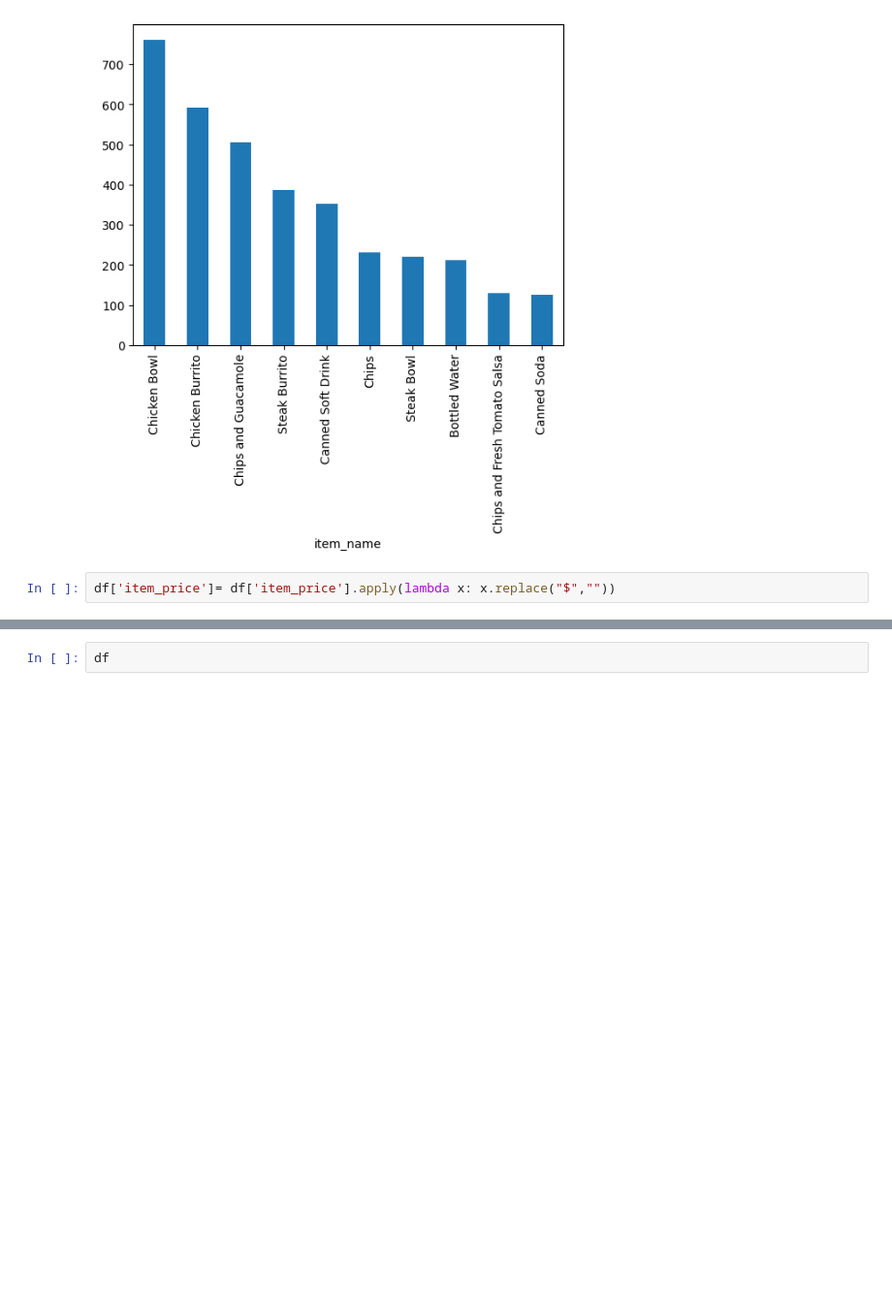
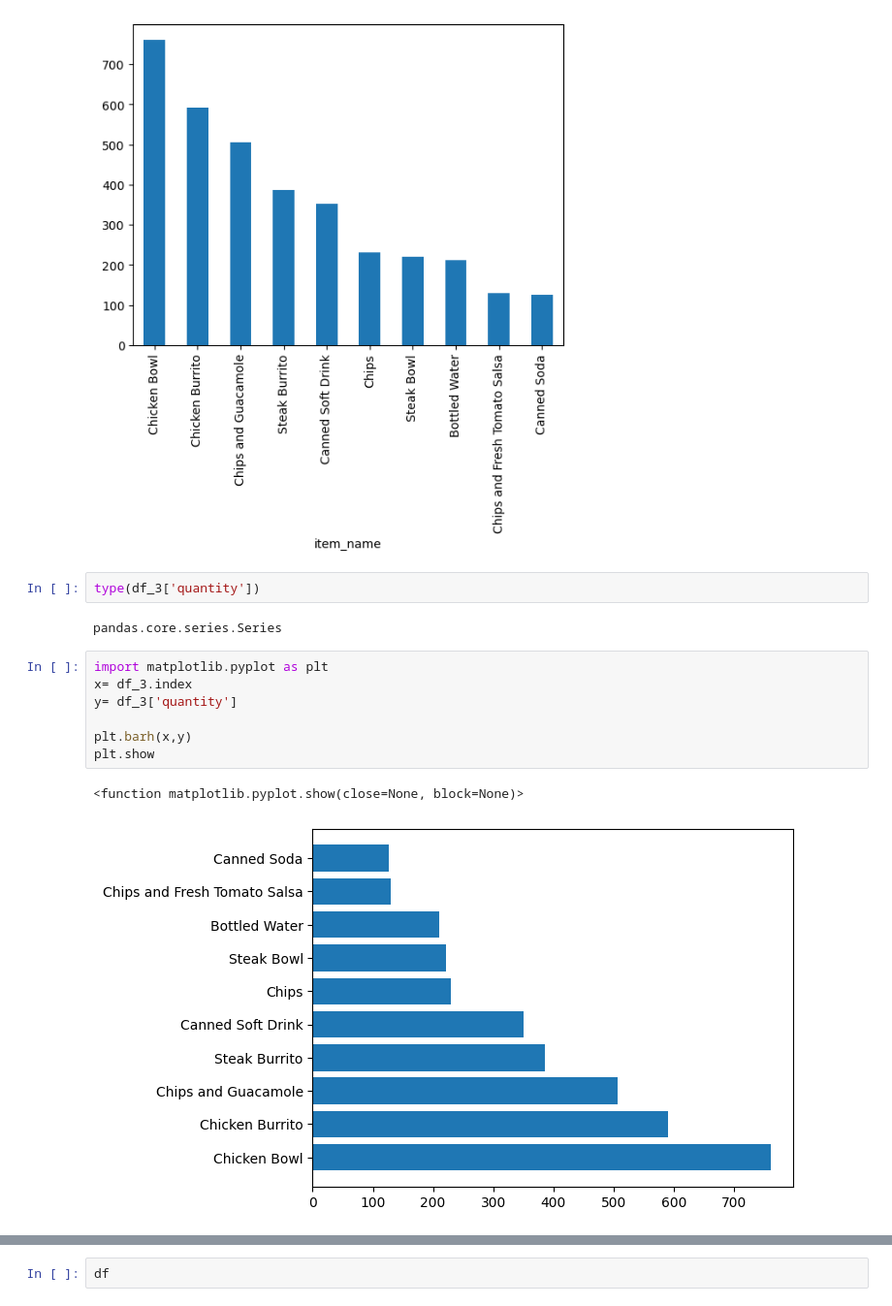
Before and after one commit to sejinhwang97ko/2023prac, a Jupyter notebook: 20230413/03_exam.ipynb, the cells around one changed output, grey strips where cells are left out. Shown: that part at 97% size. Drawn from its saved outputs; the diff is of its cells as text; blank space fills up the shorter version.

```diff
--- a/20230413/03_exam.ipynb
+++ b/20230413/03_exam.ipynb
@@ -82,5 +82,17 @@ df_3['quantity'].plot.bar()
 # %% [output]
 <AxesSubplot:xlabel='item_name'>
 [figure]
-# %%
-df['item_price']= df['item_price'].apply(lambda x: x.replace("$",""))
+# %%
+type(df_3['quantity'])
+# %% [output]
+pandas.core.series.Series
+# %%
+import matplotlib.pyplot as plt
+x= df_3.index
+y= df_3['quantity']
+
+plt.barh(x,y)
+plt.show
+# %% [output]
+<function matplotlib.pyplot.show(close=None, block=None)>
+[figure, added]
```
Also changed, not shown: parts of 3 cells of this notebook, 1 other file.
